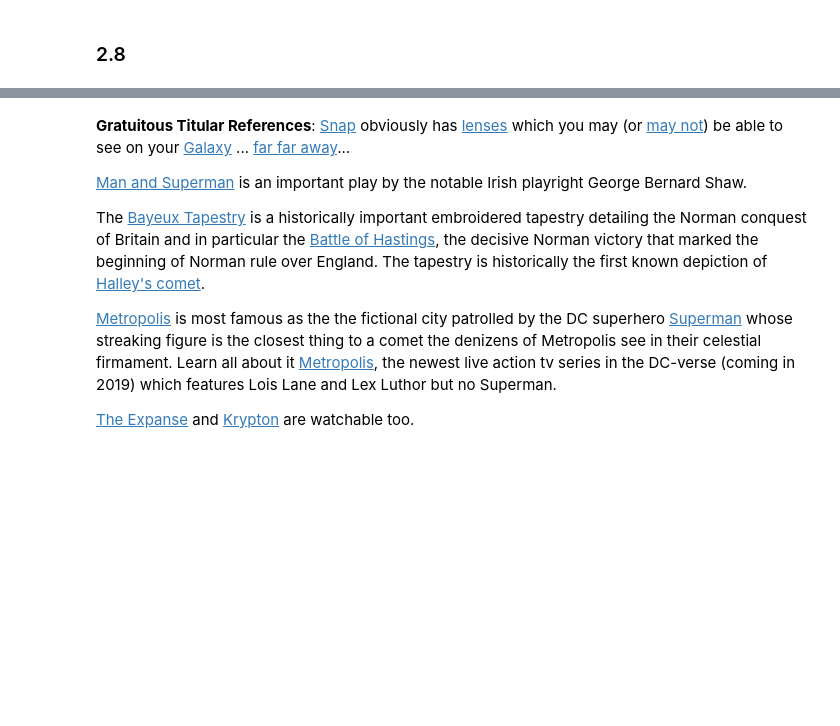
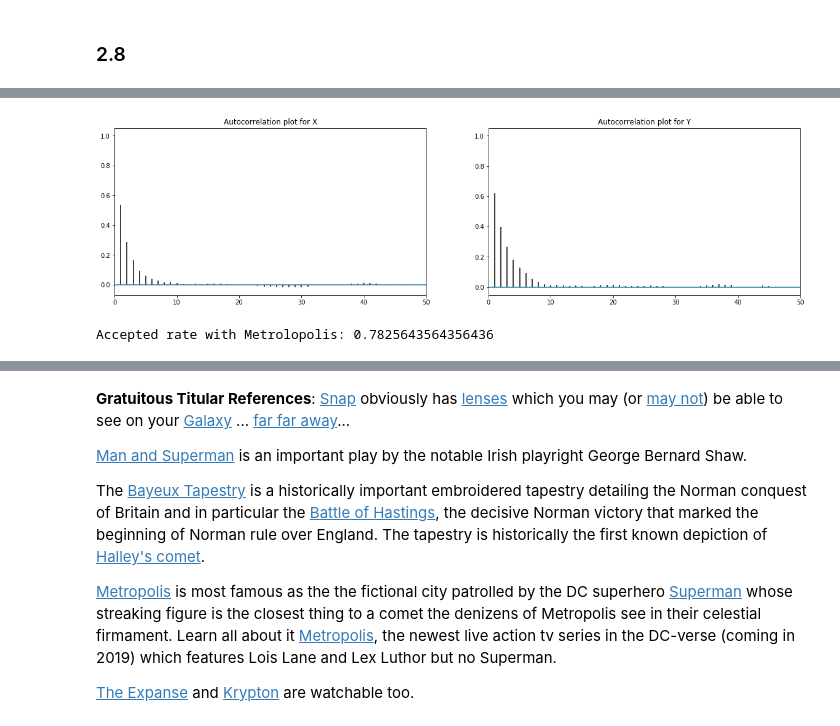
Before and after one commit to IACS-AM-207-Braavos/AM-207, a Jupyter notebook: hw9/AM207_HW9_Questions_Dylan_Randle.ipynb, the cells around one changed output, grey strips where cells are left out. Cells and saved outputs as stored; diff of their text form; code cells hidden in the pictures; blank space fills up the shorter version.

```diff
--- a/hw9/AM207_HW9_Questions_Dylan_Randle.ipynb
+++ b/hw9/AM207_HW9_Questions_Dylan_Randle.ipynb
@@ -376,0 +455,15 @@ I would say that $\beta=20$ is the best choice of $\beta$. This is for a few rea
+# %%
+fig, ax = plt.subplots(1, 2, figsize=(20,5))
+corrplot(_xsampthin, ax[0])
+ax[0].set_title('Autocorrelation plot for X')
+
+corrplot(_ysampthin, ax[1])
+ax[1].set_title('Autocorrelation plot for Y')
+
+plt.show()
+# %% [output]
+[figure, added]
+# %%
+print('Accepted rate with Metrolopolis: {}'.format(metro_accs/n_samps))
+# %% [output]
+Accepted rate with Metrolopolis: 0.7825643564356436
```
Also changed, not shown: parts of 8 cells of this notebook.
